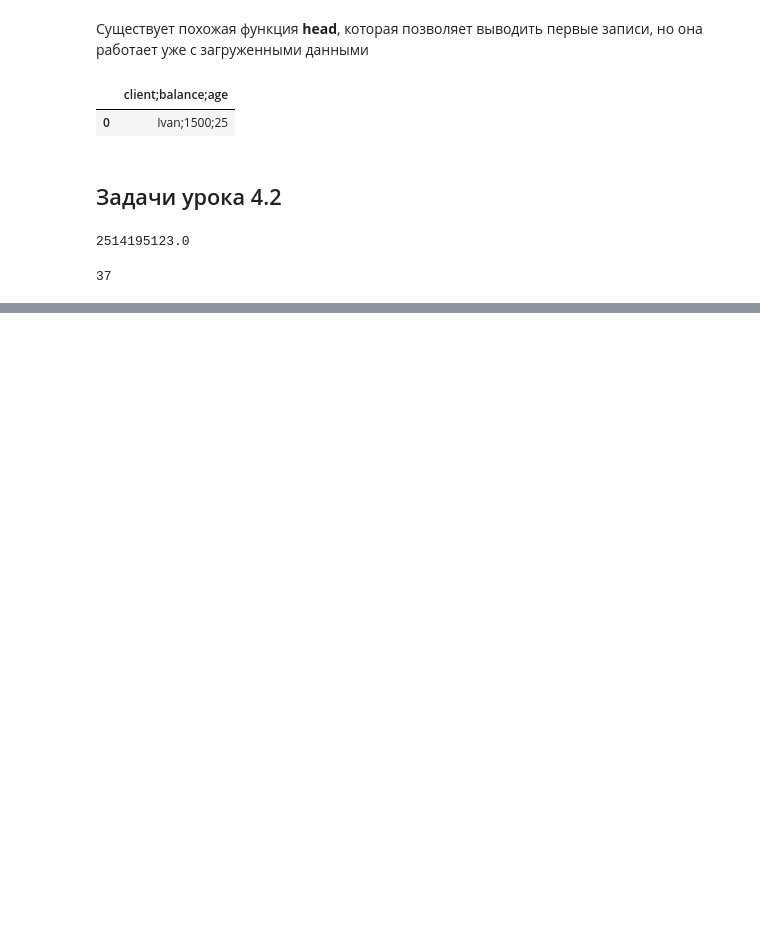
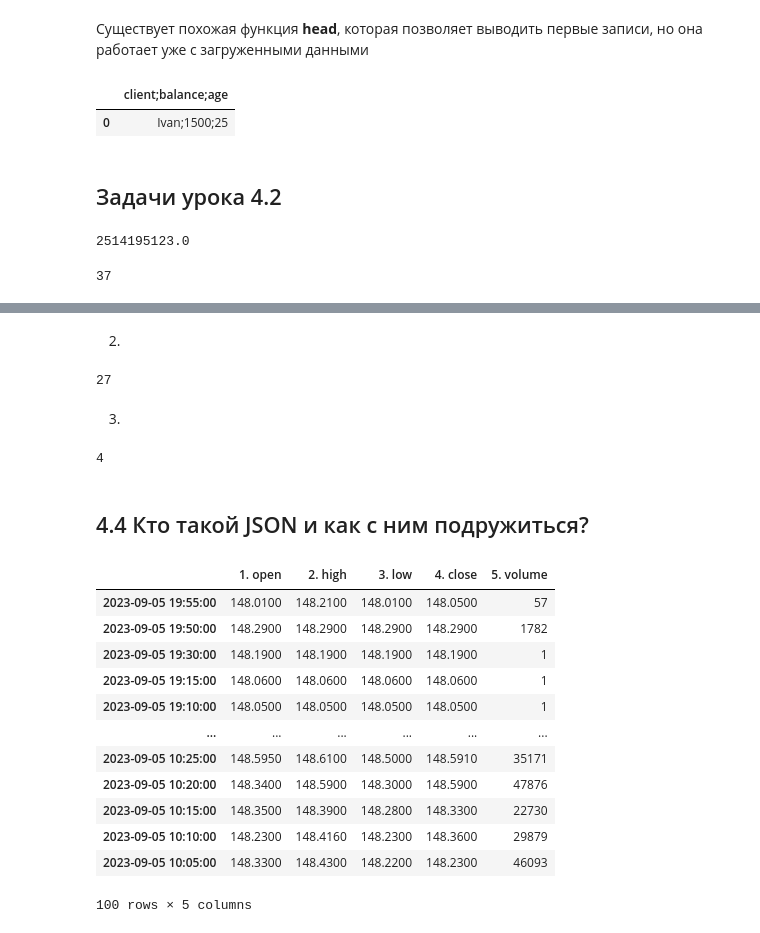
Before and after one commit to VadzimRudzman/pandas_fundamentals, a Jupyter notebook: Основы Pandas.ipynb, the cells around one changed output, grey strips where cells are left out. Saved outputs shown, nothing was run; the diff lists cells and outputs as text; code cells hidden in the pictures; blank space fills up the shorter version.

```diff
--- a/Основы Pandas.ipynb
+++ b/Основы Pandas.ipynb
@@ -1986,0 +1964,50 @@ for index, chunk in enumerate(data):
+# %% [markdown]
+2.
+# %%
+import pandas as pd
+
+data = pd.read_csv(r'C:\Users\Vadim\Downloads\users.csv', on_bad_lines='skip', sep=';', nrows=50)
+
+len(data[data['sex'] == 'M'])
+# %% [output]
+27
+# %% [markdown]
+3.
+# %%
+import pandas as pd
+
+data = pd.read_csv(r'C:\Users\Vadim\Downloads\users.csv', on_bad_lines='skip', sep=';', chunksize=30)
+
+for index, chunk in enumerate(data):
+    if index == 4:
+        print(sum(chunk['blood_group'] == 'A+'))
+        break
+# %% [output]
+4
+# %% [markdown]
+## 4.4 Кто такой JSON и как с ним подружиться?
+# %%
+import requests
+import pandas as pd
+
+# replace the "demo" apikey below with your own key from https://www.alphavantage.co/support/#api-key
+url = 'https://www.alphavantage.co/query?function=TIME_SERIES_INTRADAY&symbol=IBM&interval=5min&apikey=demo'
+r = requests.get(url)
+data = r.json()
+
+df = pd.DataFrame(data['Time Series (5min)']).T
+df
+# %% [output]
+|  | 1. open | 2. high | 3. low | 4. close | 5. volume |
+| 2023-09-05 19:55:00 | 148.0100 | 148.2100 | 148.0100 | 148.0500 | 57 |
+| 2023-09-05 19:50:00 | 148.2900 | 148.2900 | 148.2900 | 148.2900 | 1782 |
+| 2023-09-05 19:30:00 | 148.1900 | 148.1900 | 148.1900 | 148.1900 | 1 |
+| 2023-09-05 19:15:00 | 148.0600 | 148.0600 | 148.0600 | 148.0600 | 1 |
+| 2023-09-05 19:10:00 | 148.0500 | 148.0500 | 148.0500 | 148.0500 | 1 |
+| ... | ... | ... | ... | ... | ... |
+| 2023-09-05 10:25:00 | 148.5950 | 148.6100 | 148.5000 | 148.5910 | 35171 |
+| 2023-09-05 10:20:00 | 148.3400 | 148.5900 | 148.3000 | 148.5900 | 47876 |
+| 2023-09-05 10:15:00 | 148.3500 | 148.3900 | 148.2800 | 148.3300 | 22730 |
+| 2023-09-05 10:10:00 | 148.2300 | 148.4160 | 148.2300 | 148.3600 | 29879 |
+| 2023-09-05 10:05:00 | 148.3300 | 148.4300 | 148.2200 | 148.2300 | 46093 |
+100 rows × 5 columns
```
Also changed, not shown: parts of 35 cells of this notebook.
